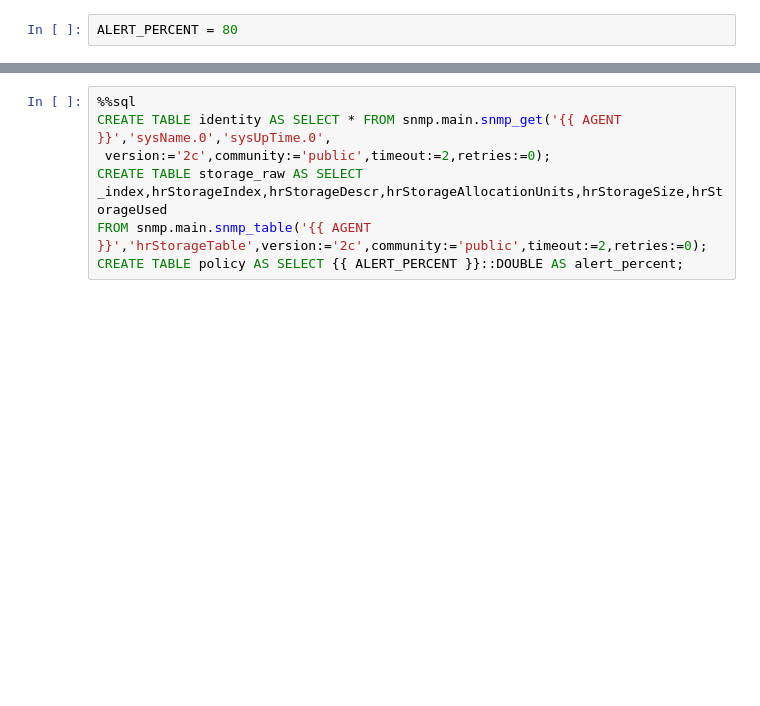
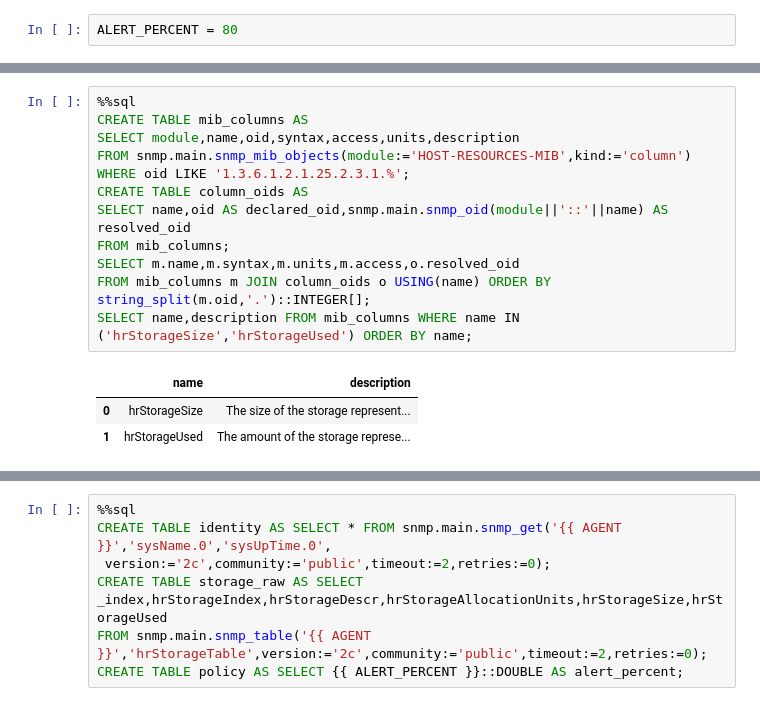
Before and after one commit to Query-farm/vgi-snmp, a Jupyter notebook: notebooks/01_storage_units_and_alert_thresholds.ipynb, the cells around one changed output, grey strips where cells are left out. Cells and saved outputs as stored; diff of their text form; blank space fills up the shorter version.

```diff
--- a/notebooks/01_storage_units_and_alert_thresholds.ipynb
+++ b/notebooks/01_storage_units_and_alert_thresholds.ipynb
@@ -66,0 +94,16 @@ DESCRIBE SELECT * FROM snmp.main.snmp_table('{{ AGENT }}','hrStorageTable',versi
+# %%
+%%sql
+CREATE TABLE mib_columns AS
+SELECT module,name,oid,syntax,access,units,description
+FROM snmp.main.snmp_mib_objects(module:='HOST-RESOURCES-MIB',kind:='column')
+WHERE oid LIKE '1.3.6.1.2.1.25.2.3.1.%';
+CREATE TABLE column_oids AS
+SELECT name,oid AS declared_oid,snmp.main.snmp_oid(module||'::'||name) AS resolved_oid
+FROM mib_columns;
+SELECT m.name,m.syntax,m.units,m.access,o.resolved_oid
+FROM mib_columns m JOIN column_oids o USING(name) ORDER BY string_split(m.oid,'.')::INTEGER[];
+SELECT name,description FROM mib_columns WHERE name IN ('hrStorageSize','hrStorageUsed') ORDER BY name;
+# %% [output]
+|  | name | description |
+| 0 | hrStorageSize | The size of the storage represent... |
+| 1 | hrStorageUsed | The amount of the storage represe... |
```
Also changed, not shown: parts of 24 cells of this notebook, 12 other files.
